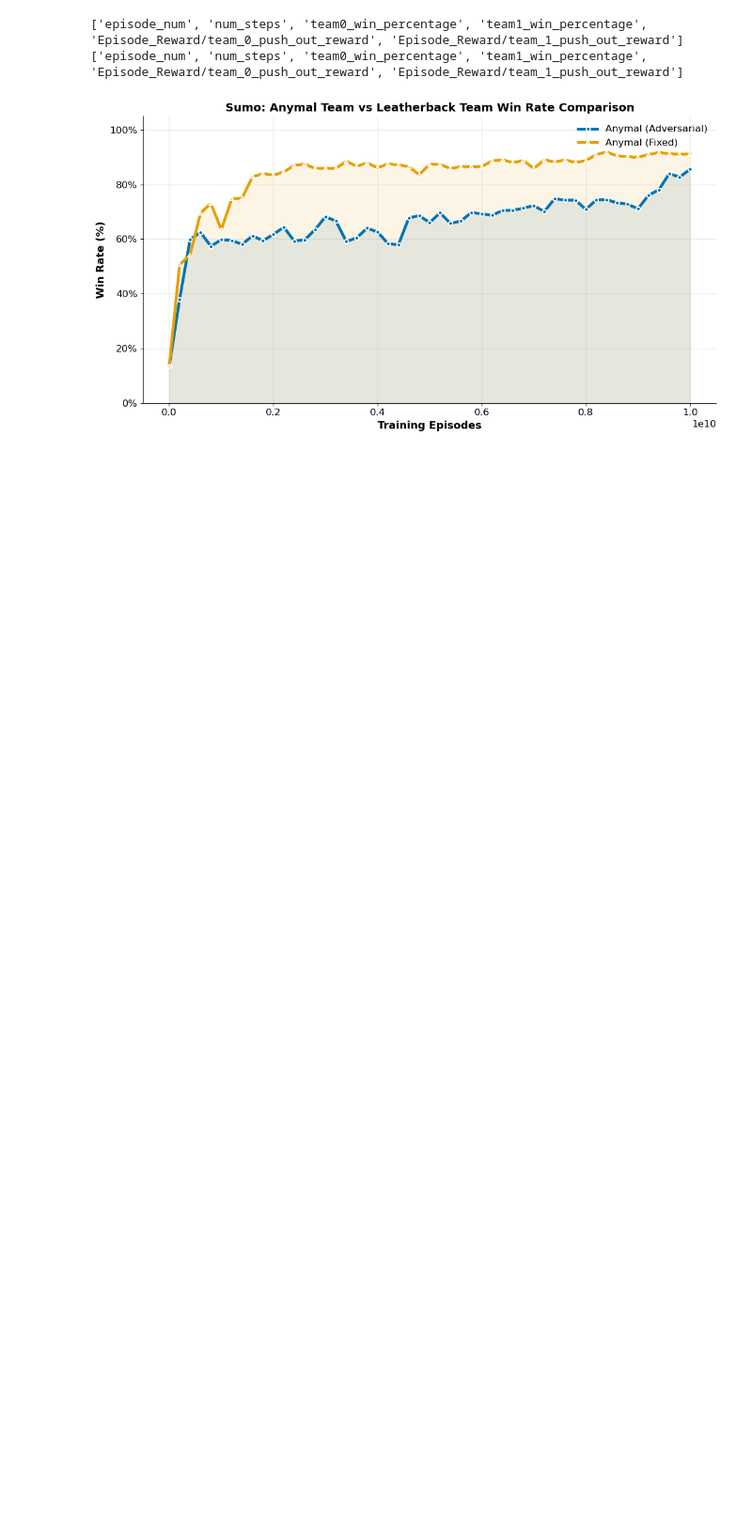
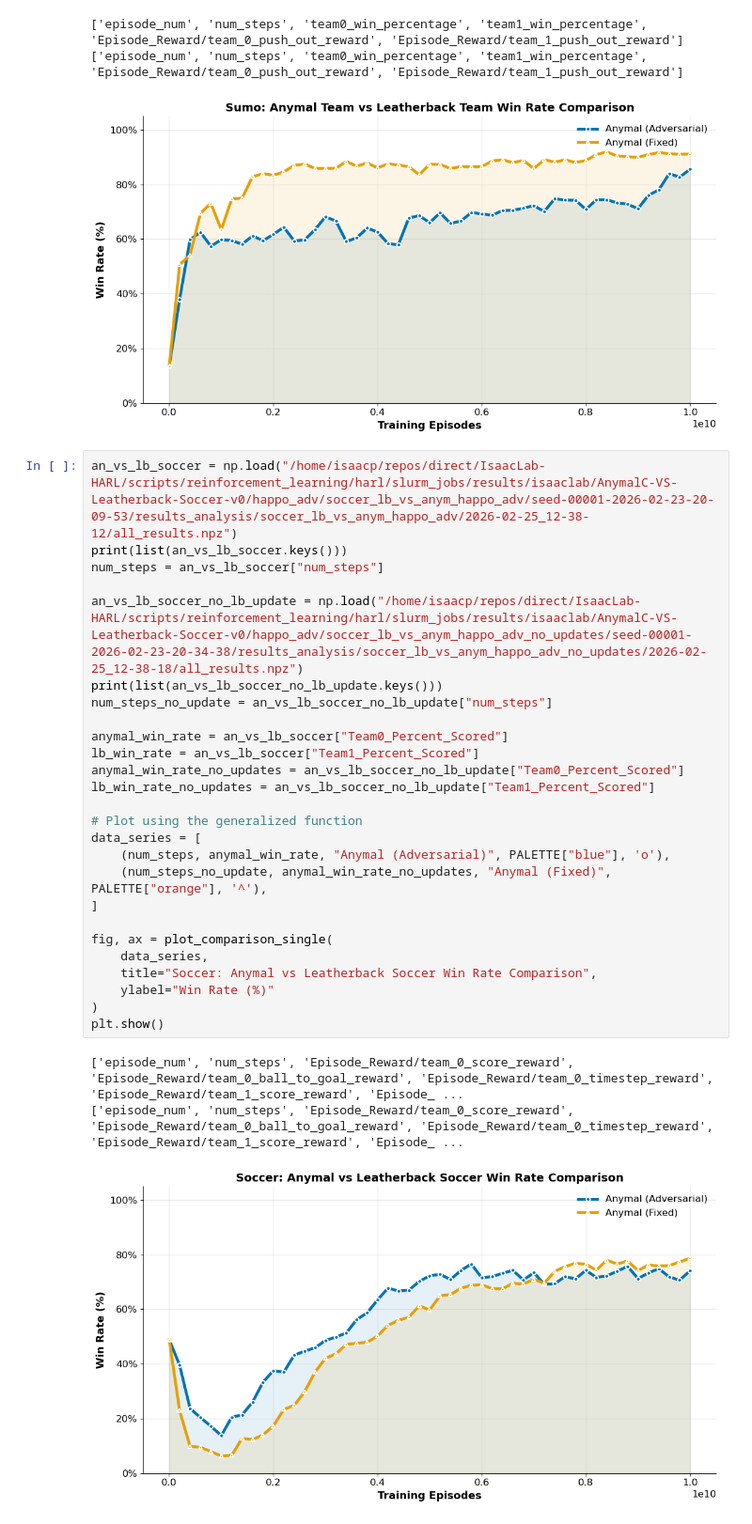
Before and after one commit to DIRECTLab/IsaacLab-HARL, a Jupyter notebook: scripts/paper_results/adversarial_results/paper_plots.ipynb, the cells around one changed output. Shown at 94% size. Saved outputs shown, nothing was run; the diff lists cells and outputs as text; blank space fills up the shorter version.

Commit message:
update to paper plots

```diff
--- a/scripts/paper_results/adversarial_results/paper_plots.ipynb
+++ b/scripts/paper_results/adversarial_results/paper_plots.ipynb
@@ -131,3 +131,33 @@ plt.show()
 ['episode_num', 'num_steps', 'team0_win_percentage', 'team1_win_percentage', 'Episode_Reward/team_0_push_out_reward', 'Episode_Reward/team_1_push_out_reward']
 ['episode_num', 'num_steps', 'team0_win_percentage', 'team1_win_percentage', 'Episode_Reward/team_0_push_out_reward', 'Episode_Reward/team_1_push_out_reward']
 [figure]
+# %%
+an_vs_lb_soccer = np.load("/home/isaacp/repos/direct/IsaacLab-HARL/scripts/reinforcement_learning/harl/slurm_jobs/results/isaaclab/AnymalC-VS-Leatherback-Soccer-v0/happo_adv/soccer_lb_vs_anym_happo_adv/seed-00001-2026-02-23-20-09-53/results_analysis/soccer_lb_vs_anym_happo_adv/2026-02-25_12-38-12/all_results.npz")
+print(list(an_vs_lb_soccer.keys()))
+num_steps = an_vs_lb_soccer["num_steps"]
+
+an_vs_lb_soccer_no_lb_update = np.load("/home/isaacp/repos/direct/IsaacLab-HARL/scripts/reinforcement_learning/harl/slurm_jobs/results/isaaclab/AnymalC-VS-Leatherback-Soccer-v0/happo_adv/soccer_lb_vs_anym_happo_adv_no_updates/seed-00001-2026-02-23-20-34-38/results_analysis/soccer_lb_vs_anym_happo_adv_no_updates/2026-02-25_12-38-18/all_results.npz")
+print(list(an_vs_lb_soccer_no_lb_update.keys()))
+num_steps_no_update = an_vs_lb_soccer_no_lb_update["num_steps"]
+
+anymal_win_rate = an_vs_lb_soccer["Team0_Percent_Scored"]
+lb_win_rate = an_vs_lb_soccer["Team1_Percent_Scored"]
+anymal_win_rate_no_updates = an_vs_lb_soccer_no_lb_update["Team0_Percent_Scored"]
+lb_win_rate_no_updates = an_vs_lb_soccer_no_lb_update["Team1_Percent_Scored"]
+
+# Plot using the generalized function
+data_series = [
+    (num_steps, anymal_win_rate, "Anymal (Adversarial)", PALETTE["blue"], 'o'),
+    (num_steps_no_update, anymal_win_rate_no_updates, "Anymal (Fixed)", PALETTE["orange"], '^'),
+]
+
+fig, ax = plot_comparison_single(
+    data_series,
+    title="Soccer: Anymal vs Leatherback Soccer Win Rate Comparison",
+    ylabel="Win Rate (%)"
+)
+plt.show()
+# %% [output]
+['episode_num', 'num_steps', 'Episode_Reward/team_0_score_reward', 'Episode_Reward/team_0_ball_to_goal_reward', 'Episode_Reward/team_0_timestep_reward', 'Episode_Reward/team_1_score_reward', 'Episode_ ...
+['episode_num', 'num_steps', 'Episode_Reward/team_0_score_reward', 'Episode_Reward/team_0_ball_to_goal_reward', 'Episode_Reward/team_0_timestep_reward', 'Episode_Reward/team_1_score_reward', 'Episode_ ...
+[figure, added]
```
